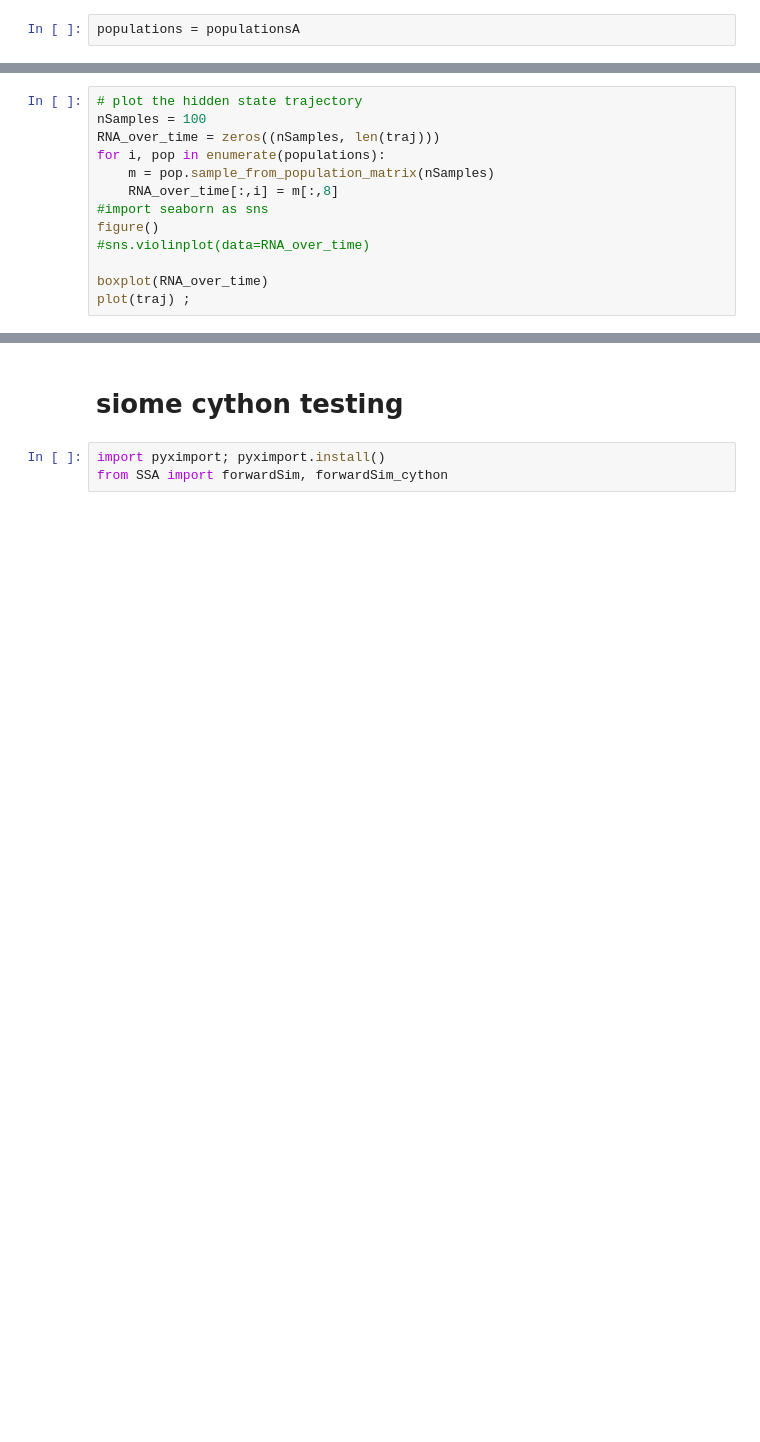
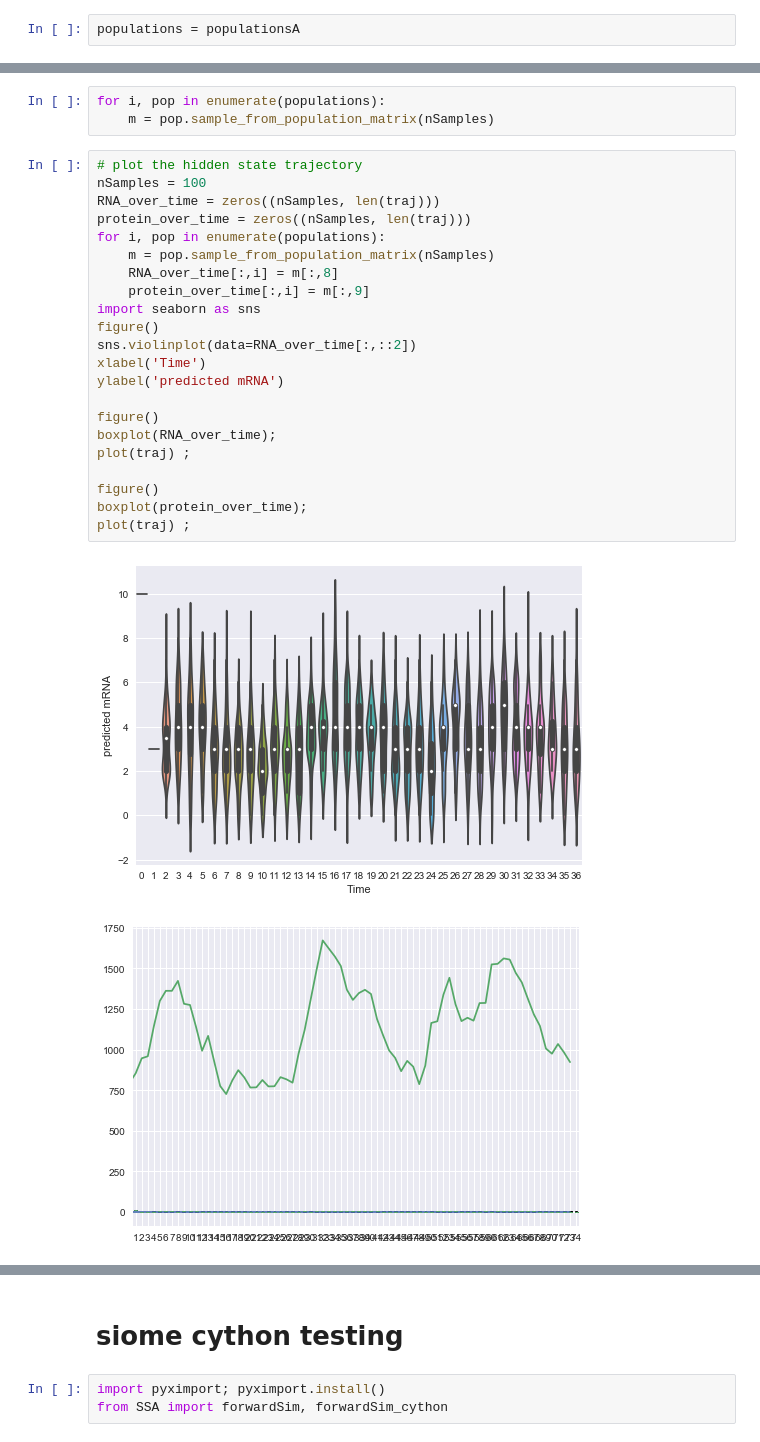
Before and after one commit to redst4r/particleFilter, a Jupyter notebook: ParticleFiltering.ipynb, the cells around one changed output, grey strips where cells are left out. Cells and saved outputs as stored; diff of their text form; blank space fills up the shorter version.

```diff
--- a/ParticleFiltering.ipynb
+++ b/ParticleFiltering.ipynb
@@ -161,13 +204,28 @@ plot_posterior_rates(populations[-1], 100)
+# %%
+for i, pop in enumerate(populations):
+    m = pop.sample_from_population_matrix(nSamples)
 # %%
 # plot the hidden state trajectory
 nSamples = 100
 RNA_over_time = zeros((nSamples, len(traj)))
+protein_over_time = zeros((nSamples, len(traj)))
 for i, pop in enumerate(populations):
     m = pop.sample_from_population_matrix(nSamples)
     RNA_over_time[:,i] = m[:,8]
-#import seaborn as sns
+    protein_over_time[:,i] = m[:,9]
+import seaborn as sns
 figure()
-#sns.violinplot(data=RNA_over_time)
+sns.violinplot(data=RNA_over_time[:,::2])
+xlabel('Time')
+ylabel('predicted mRNA')
 
-boxplot(RNA_over_time)
+figure()
+boxplot(RNA_over_time);
 plot(traj) ;
+
+figure()
+boxplot(protein_over_time);
+plot(traj) ;
+# %% [output]
+[figure, added]
+[figure, added]
```
Also changed, not shown: parts of 20 cells of this notebook, 5 other files.
